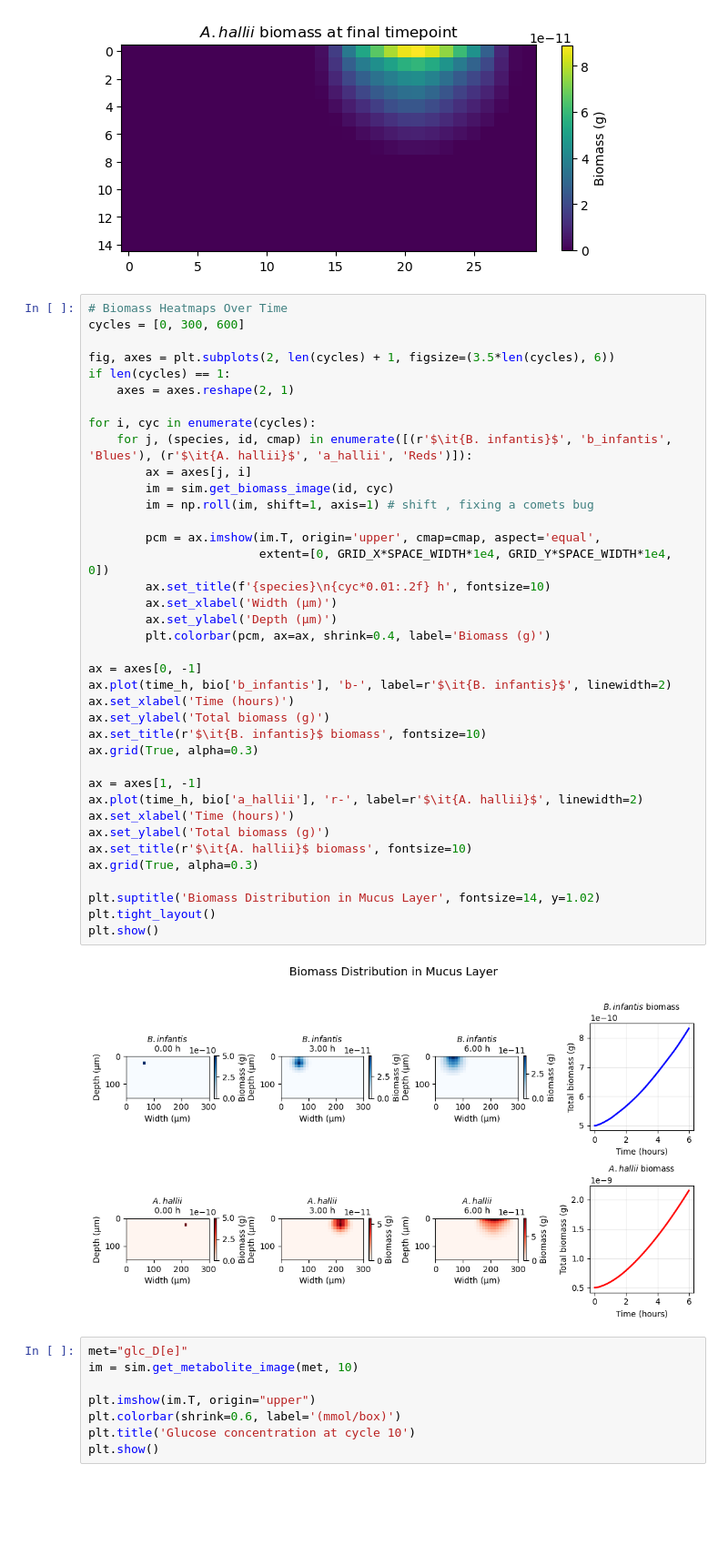
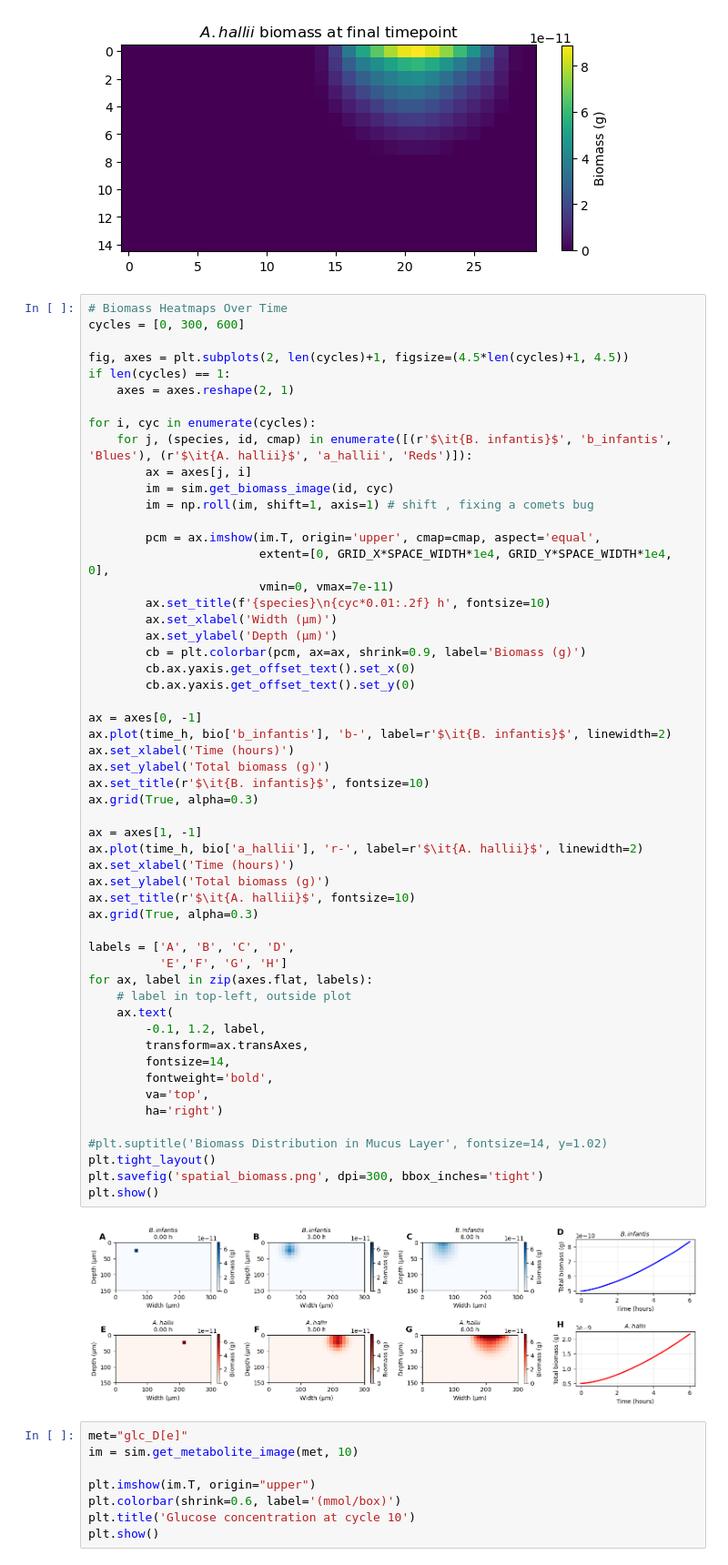
Before and after one commit to m-3-lab/SpatialFBAExample, a Jupyter notebook: Paper Code/3_3_1_Spatial.ipynb, the cells around one changed output. Shown at 91% size. Drawn from its saved outputs; the diff is of its cells as text; blank space fills up the shorter version.

```diff
--- a/Paper Code/3_3_1_Spatial.ipynb
+++ b/Paper Code/3_3_1_Spatial.ipynb
@@ -480,42 +480,58 @@ plt.show()
 # Biomass Heatmaps Over Time
 cycles = [0, 300, 600]
 
-fig, axes = plt.subplots(2, len(cycles) + 1, figsize=(3.5*len(cycles), 6))
+fig, axes = plt.subplots(2, len(cycles)+1, figsize=(4.5*len(cycles)+1, 4.5))
 if len(cycles) == 1:
     axes = axes.reshape(2, 1)
 
 for i, cyc in enumerate(cycles):
     for j, (species, id, cmap) in enumerate([(r'$\it{B. infantis}$', 'b_infantis', 'Blues'), (r'$\it{A. hallii}$', 'a_hallii', 'Reds')]):
         ax = axes[j, i]
         im = sim.get_biomass_image(id, cyc)
         im = np.roll(im, shift=1, axis=1) # shift , fixing a comets bug
 
         pcm = ax.imshow(im.T, origin='upper', cmap=cmap, aspect='equal',
-                        extent=[0, GRID_X*SPACE_WIDTH*1e4, GRID_Y*SPACE_WIDTH*1e4, 0])
+                        extent=[0, GRID_X*SPACE_WIDTH*1e4, GRID_Y*SPACE_WIDTH*1e4, 0],
+                        vmin=0, vmax=7e-11)
         ax.set_title(f'{species}\n{cyc*0.01:.2f} h', fontsize=10)
         ax.set_xlabel('Width (µm)')
         ax.set_ylabel('Depth (µm)')
-        plt.colorbar(pcm, ax=ax, shrink=0.4, label='Biomass (g)')
+        cb = plt.colorbar(pcm, ax=ax, shrink=0.9, label='Biomass (g)')
+        cb.ax.yaxis.get_offset_text().set_x(0)
+        cb.ax.yaxis.get_offset_text().set_y(0)
 
 ax = axes[0, -1]
 ax.plot(time_h, bio['b_infantis'], 'b-', label=r'$\it{B. infantis}$', linewidth=2)
 ax.set_xlabel('Time (hours)')
 ax.set_ylabel('Total biomass (g)')
-ax.set_title(r'$\it{B. infantis}$ biomass', fontsize=10)
+ax.set_title(r'$\it{B. infantis}$', fontsize=10)
 ax.grid(True, alpha=0.3)
 
 ax = axes[1, -1]
 ax.plot(time_h, bio['a_hallii'], 'r-', label=r'$\it{A. hallii}$', linewidth=2)
 ax.set_xlabel('Time (hours)')
 ax.set_ylabel('Total biomass (g)')
-ax.set_title(r'$\it{A. hallii}$ biomass', fontsize=10)
+ax.set_title(r'$\it{A. hallii}$', fontsize=10)
 ax.grid(True, alpha=0.3)
 
-plt.suptitle('Biomass Distribution in Mucus Layer', fontsize=14, y=1.02)
+labels = ['A', 'B', 'C', 'D',
+          'E','F', 'G', 'H']
+for ax, label in zip(axes.flat, labels):
+    # label in top-left, outside plot
+    ax.text(
+        -0.1, 1.2, label,
+        transform=ax.transAxes,
+        fontsize=14,
+        fontweight='bold',
+        va='top',
+        ha='right')
+
+#plt.suptitle('Biomass Distribution in Mucus Layer', fontsize=14, y=1.02)
 plt.tight_layout()
+plt.savefig('spatial_biomass.png', dpi=300, bbox_inches='tight')
 plt.show()
 # %% [output]
-[figure, old version]
+[figure, new version]
 # %%
 met="glc_D[e]"
 im = sim.get_metabolite_image(met, 10)
```
Also changed, not shown: parts of 1 cell of this notebook, 2 other files.
